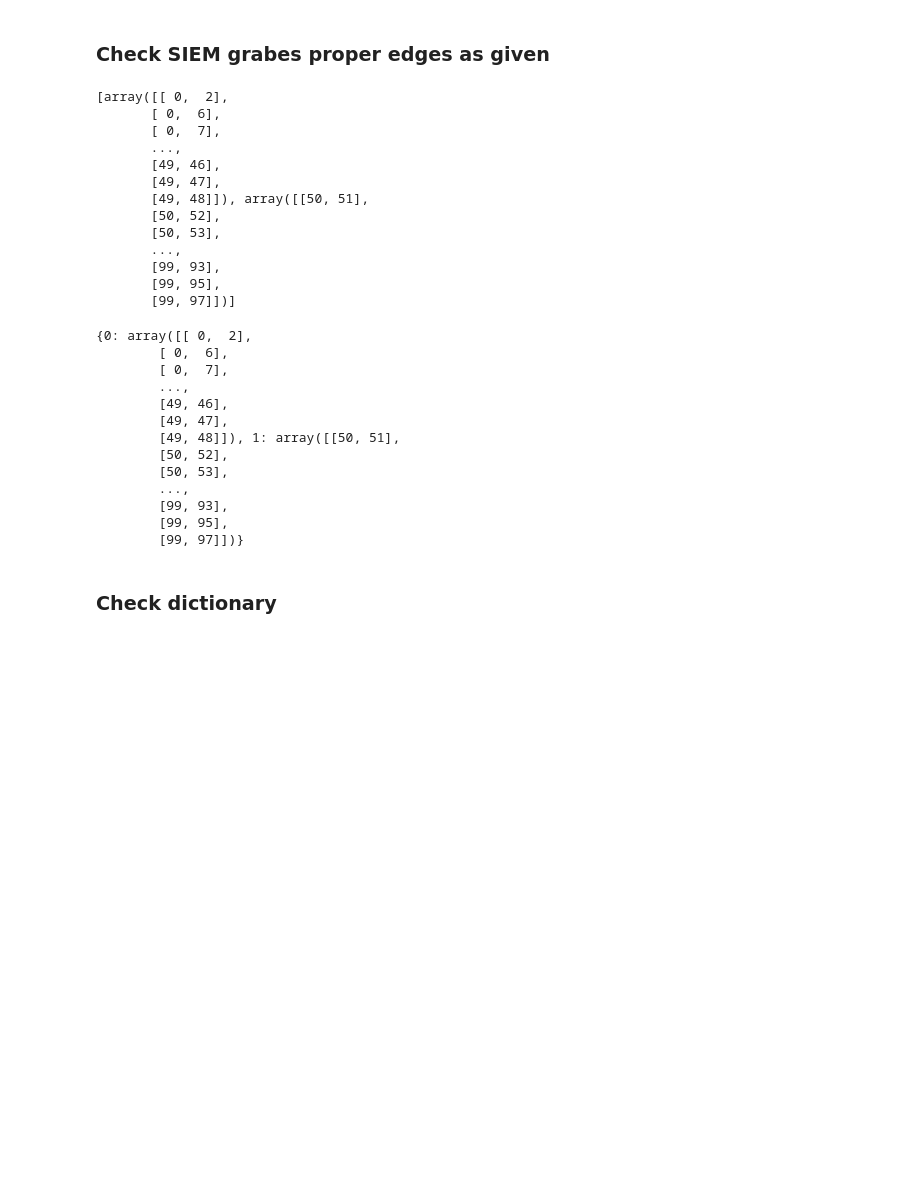
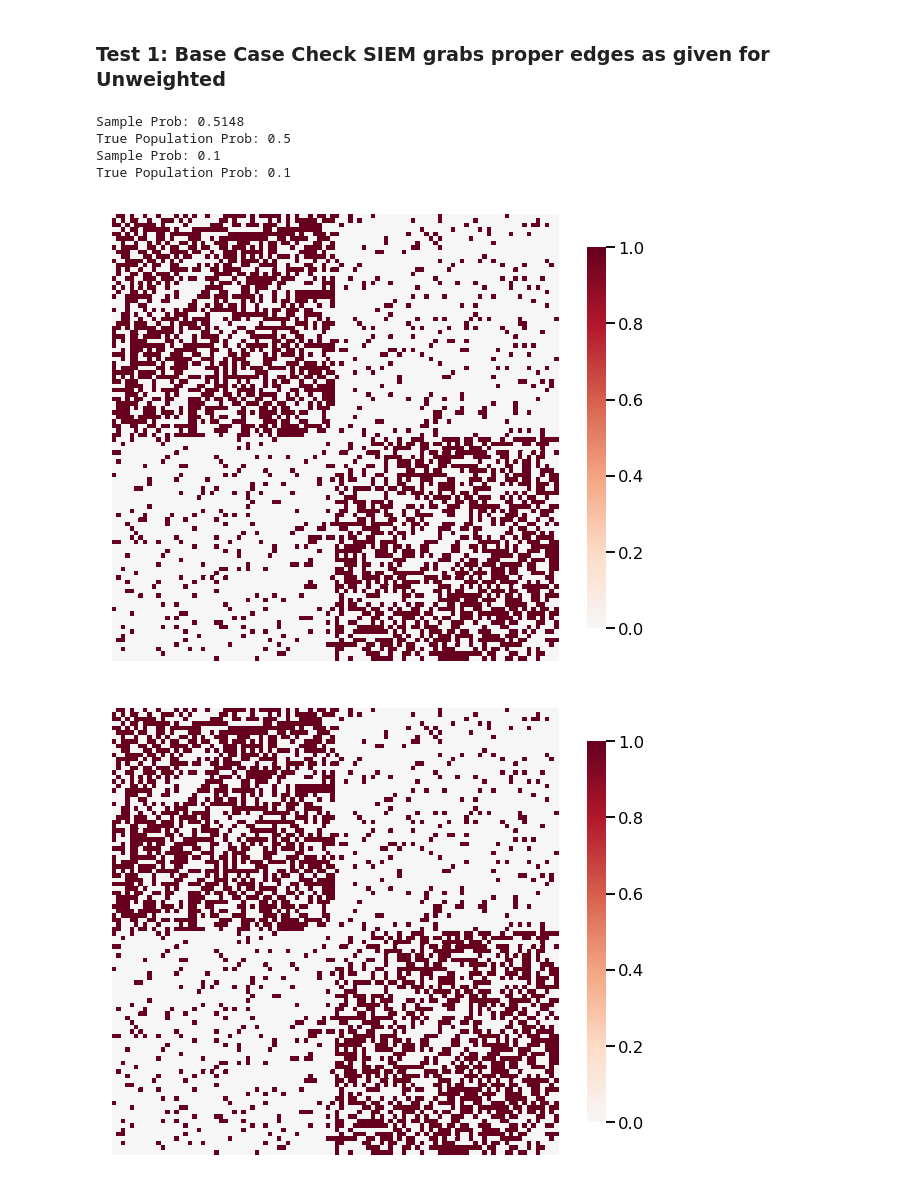
Before and after one commit to ebridge2/graspy, a Jupyter notebook: docs/tutorials/models/SIEM_Model_Notebook.ipynb, the cells around one changed output. Drawn from its saved outputs; the diff is of its cells as text; code cells hidden in the pictures; blank space fills up the shorter version.

Commit message:
Updated SIEM Estimator with Testing

```diff
--- a/docs/tutorials/models/SIEM_Model_Notebook.ipynb
+++ b/docs/tutorials/models/SIEM_Model_Notebook.ipynb
@@ -231,39 +223,22 @@ siem_test = SIEMEstimator(directed = True, loops = False)
 # %% [markdown]
-### Check SIEM grabes proper edges as given
+### Test 1: Base Case Check SIEM grabs proper edges as given for Unweighted
-# %%
-g2 = sbm(n =[50,50], p = [[0.5,0.1],[0.1,0.5]])
-edge_comm_1 = np.argwhere(g2[:50,:50] == 1)
-edge_comm_2 = np.argwhere(g2[50:,50:] == 1) + 50
-comms = [edge_comm_1, edge_comm_2]
-print(comms)
-siem_test.fit(g2,edge_comm = comms, weighted = False)
-siem_test.model
-# %% [output]
-[array([[ 0,  2],
-       [ 0,  6],
-       [ 0,  7],
-       ...,
-       [49, 46],
-       [49, 47],
-       [49, 48]]), array([[50, 51],
-       [50, 52],
-       [50, 53],
-       ...,
-       [99, 93],
-       [99, 95],
-       [99, 97]])]
-{0: array([[ 0,  2],
-        [ 0,  6],
-        [ 0,  7],
-        ...,
-        [49, 46],
-        [49, 47],
-        [49, 48]]), 1: array([[50, 51],
-        [50, 52],
-        [50, 53],
-        ...,
-        [99, 93],
-        [99, 95],
-        [99, 97]])}
-# %% [markdown]
-### Check dictionary
+# %%
+# p = 0.1 community
+n = 100
+edge_comm = generate_samples(n,[[0.5,0.1],[0.1,0.5]])
+
+p = [1,1]
+s1 = siem(n = n, p=p, directed = True, loops = False, edge_comm = edge_comm)
+heatmap(s1)
+
+siem_test = SIEMEstimator()
+siem_test.fit(s1,edge_comm = edge_comm, weighted = False)
+model_dict = siem_test.model
+test_probabilities(model_dict,[50*50*2,50*50*2],p = [0.5,0.1])
+# %% [output]
+Sample Prob: 0.5148
+True Population Prob: 0.5
+Sample Prob: 0.1
+True Population Prob: 0.1
+[figure, added]
+[figure, added]
```
Also changed, not shown: parts of 10 cells of this notebook.
